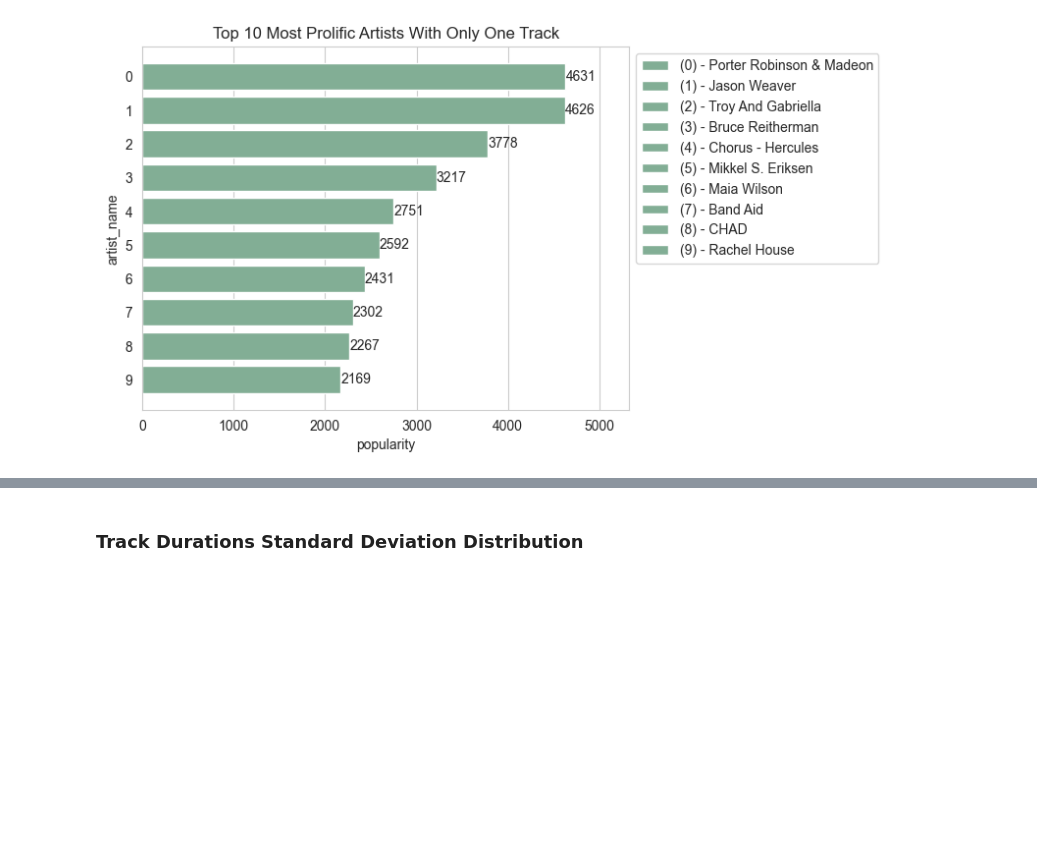
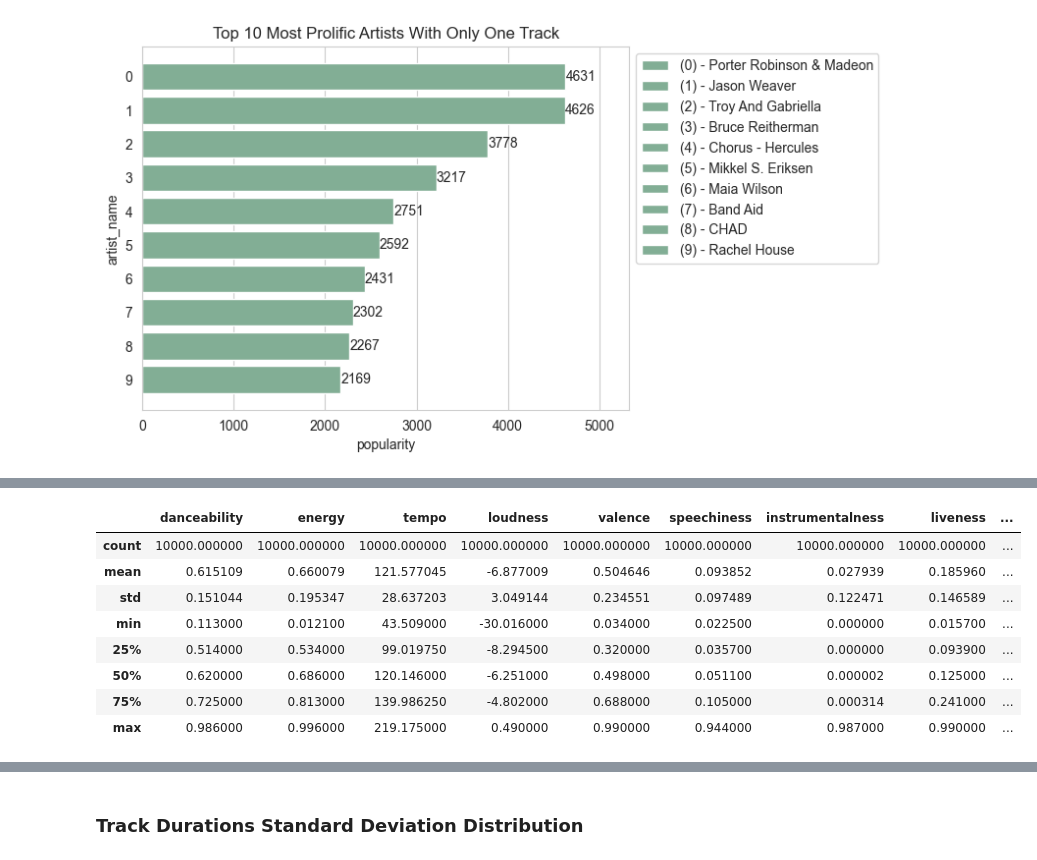
Before and after one commit to ersimpson/ece143final, a Jupyter notebook: src/EDA.ipynb, the cells around one changed output, grey strips where cells are left out. Cells and saved outputs as stored; diff of their text form; code cells hidden in the pictures; blank space fills up the shorter version.

```diff
--- a/src/EDA.ipynb
+++ b/src/EDA.ipynb
@@ -91,0 +116,14 @@ The palette list has fewer values (1) than needed (10) and will cycle, which may
+# %%
+top_tracks_df = df.join(tracks_df, lsuffix="_left")
+top_audio_df = get_tracks_audio_features(top_tracks_df, client_id, client_secret)
+top_audio_df.describe()
+# %% [output]
+|  | danceability | energy | tempo | loudness | valence | speechiness | instrumentalness | liveness | ... |
+| count | 10000.000000 | 10000.000000 | 10000.000000 | 10000.000000 | 10000.000000 | 10000.000000 | 10000.000000 | 10000.000000 | ... |
+| mean | 0.615109 | 0.660079 | 121.577045 | -6.877009 | 0.504646 | 0.093852 | 0.027939 | 0.185960 | ... |
+| std | 0.151044 | 0.195347 | 28.637203 | 3.049144 | 0.234551 | 0.097489 | 0.122471 | 0.146589 | ... |
+| min | 0.113000 | 0.012100 | 43.509000 | -30.016000 | 0.034000 | 0.022500 | 0.000000 | 0.015700 | ... |
+| 25% | 0.514000 | 0.534000 | 99.019750 | -8.294500 | 0.320000 | 0.035700 | 0.000000 | 0.093900 | ... |
+| 50% | 0.620000 | 0.686000 | 120.146000 | -6.251000 | 0.498000 | 0.051100 | 0.000002 | 0.125000 | ... |
+| 75% | 0.725000 | 0.813000 | 139.986250 | -4.802000 | 0.688000 | 0.105000 | 0.000314 | 0.241000 | ... |
+| max | 0.986000 | 0.996000 | 219.175000 | 0.490000 | 0.990000 | 0.944000 | 0.987000 | 0.990000 | ... |
```
Also changed, not shown: parts of 20 cells of this notebook.
